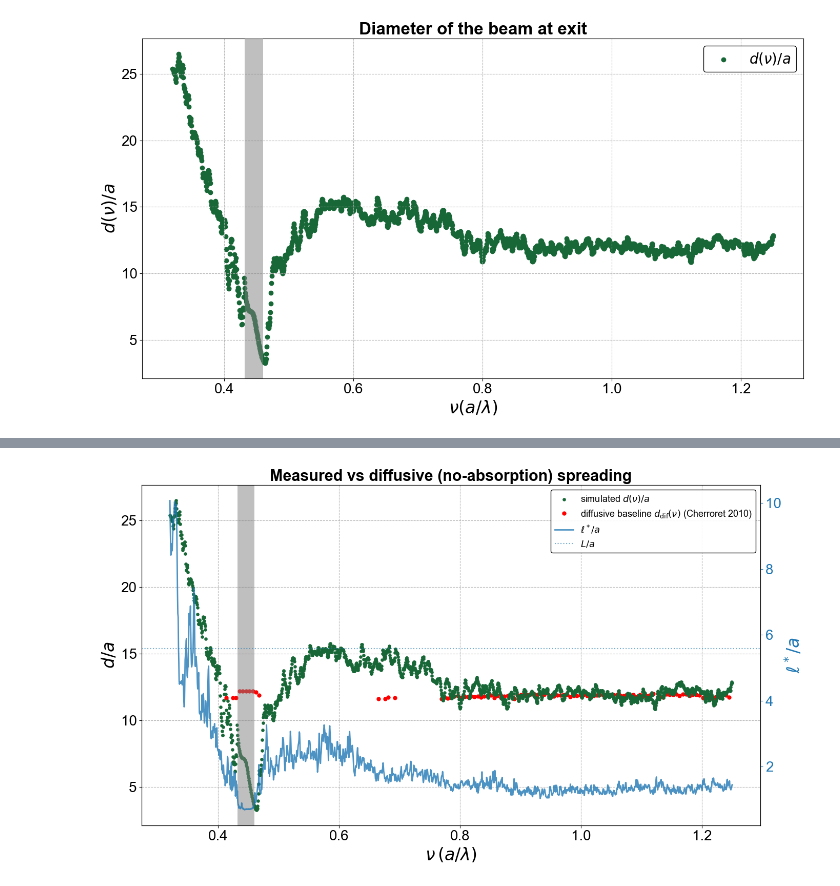
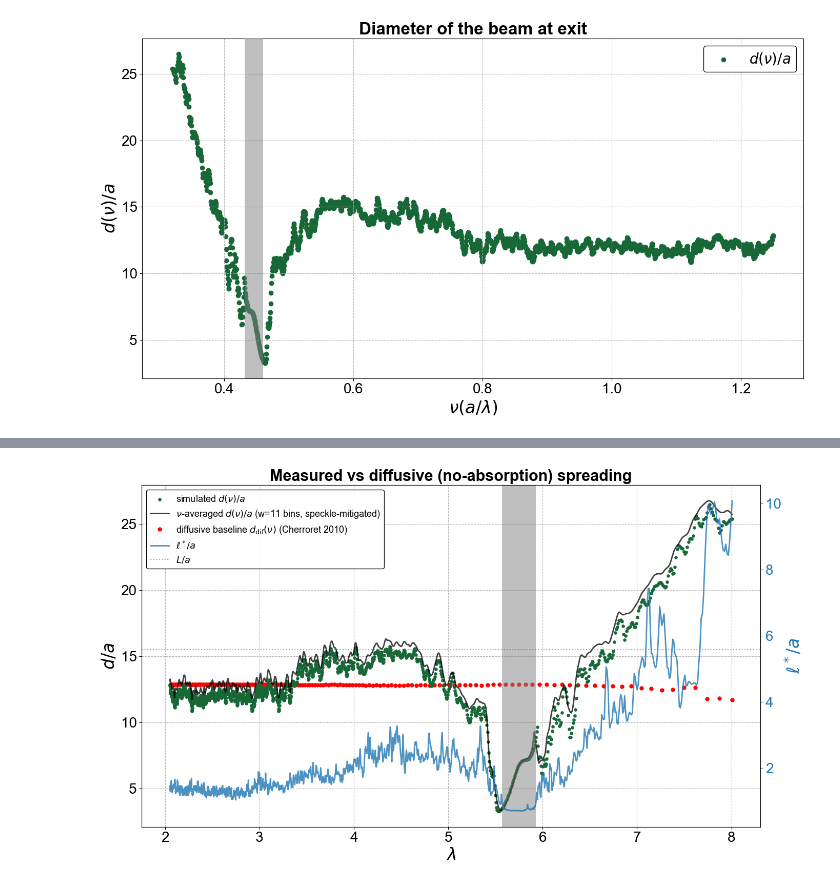
Before and after one commit to fhernandez93/LoadingPermittivityDistToSlabTransmission, a Jupyter notebook: Notebooks/LSU Project/20251001_LSU_Localization_Tests/20260601_Beam_Spreading_freq/20251008_IPR_Calculation.ipynb, the cells around one changed output, grey strips where cells are left out. Cells and saved outputs as stored; diff of their text form; code cells hidden in the pictures.

```diff
--- a/Notebooks/LSU Project/20251001_LSU_Localization_Tests/20260601_Beam_Spreading_freq/20251008_IPR_Calculation.ipynb
+++ b/Notebooks/LSU Project/20251001_LSU_Localization_Tests/20260601_Beam_Spreading_freq/20251008_IPR_Calculation.ipynb
@@ -263,42 +288,63 @@ d_diff[valid] = diffusive_diameter_cw(x_, y_, 15, l_t_sampled[valid], a=a)
 # %%
-# I = (np.abs(data["2.90"]["Ex"])**2 + np.abs(data["2.90"]["Ey"])**2 + np.abs(data["2.90"]["Ez"])**2).squeeze()
-# I = I / np.max(I)
-# d = diameter(I, data["2.90"]["x"], data["2.90"]["y"]) / a
+# Canonical measured d(nu) for the comparison plot (explicit -- the overview
+# plot above recomputes its own copy inside its loop).
+I = (np.abs(data["2.90"]["Ex"])**2 + np.abs(data["2.90"]["Ey"])**2
+     + np.abs(data["2.90"]["Ez"])**2).squeeze()
+I /= I.max()   # raw |E|^2 ~ 1e-29: I**2 inside diameter() would underflow
+               # float32 to 0 -> NaN; normalising is exact (scale-invariant
+               # estimator) and keeps every slice in float32 range
+d = diameter(I, x_, y_) / a
+
+# Speckle mitigation: the PR diameter of a single speckle realisation is biased
+# low by sqrt(<I^2>/<I>^2) vs the ensemble-mean profile (~15% for the
+# 3-component sum). Incoherently averaging I over a small nu window acts as a
+# surrogate ensemble average (w_nu = 11 bins ~ dnu = 0.006, far below any
+# transport scale). Check d_avg is stable when w_nu is doubled.
+w_nu = 11
+I = uniform_filter1d(I, size=w_nu, axis=-1, mode="nearest")
+d_avg = diameter(I, x_, y_) / a
+del I
+# %%
+# Diffusion model is valid only for l* < L (l* > L at low nu -> quasi-ballistic,
+# so the baseline is left undefined there). The tighter l* <= 0.3 L is a CHOSEN
+# tolerance (the paper only requires L >> l*); at the cut L = 3.3 l* and the
+# neglected z0 correction (~ +4 z0/L on sigma^2) is largest.
+valid = np.isfinite(l_t_sampled) & (l_t_sampled > 0) #& (l_t_sampled <= 2*L_slab)
+d_diff = np.full_like(freq_sampled, np.nan, dtype=float)
+d_diff[valid] = diffusive_diameter_cw(x_, y_, 8*L_slab, l_t_sampled[valid], a_norm=a)-55
 # %%
 fig, ax = plt.subplots(figsize=(14, 8), dpi=100)
 
-ax.scatter(freq, d, s=14, zorder=5, label=r"simulated $d(\nu)/a$")
-ax.plot(freq_sampled, (d_diff), "o", ms=5, color='red',
+ax.scatter(a/freq, d, s=14, zorder=5, label=r"simulated $d(\nu)/a$")
+ax.plot(a/freq, d_avg, lw=2, color="k", alpha=0.75, zorder=6,
+        label=rf"$\nu$-averaged $d(\nu)/a$ (w={w_nu} bins, speckle-mitigated)")
+ax.plot(a/freq_sampled, (d_diff), "o", ms=5, color='red',
         label=r"diffusive baseline $d_{\rm dif}(\nu)$ (Cherroret 2010)")
 
 
-ax.axvspan(a/gaps_ff_22_n_2p90[0], a/gaps_ff_22_n_2p90[1], facecolor='gray', alpha=0.5, edgecolor='none', zorder=1000, clip_on=False)
-ax.set_xlabel(r"$\nu\,(a/\lambda)$", fontsize=24, fontweight='bold')
+ax.axvspan(gaps_ff_22_n_2p90[0], gaps_ff_22_n_2p90[1], facecolor='gray', alpha=0.5, edgecolor='none', zorder=1000, clip_on=False)
+ax.set_xlabel(r"$\lambda$", fontsize=24, fontweight='bold')
 ax.set_ylabel(r"$d/a$", fontsize=24, fontweight='bold')
 ax.grid(True, which="both", alpha=0.9, linestyle='--')
 ax.tick_params(axis='both', which='major', labelsize=20)
 ax.set_title("Measured vs diffusive (no-absorption) spreading", fontsize=22, fontweight='bold')
 ax.set_facecolor('white'); fig.patch.set_facecolor('white')
 ax2 = ax.twinx()
-ax2.plot(freq, l_t / a, lw=2, color="tab:blue", alpha=0.8,
+ax2.plot(a/freq, l_t / a, lw=2, color="tab:blue", alpha=0.8,
          label=r"$\ell^*/a$")
 ax2.axhline(L_slab / a, color="tab:blue", ls=":", lw=1.5, alpha=0.6,
             label=r"$L/a$")
 
 ax2.set_ylabel(r"$\ell^*/a$", fontsize=24, fontweight="bold", color="tab:blue")
 ax2.tick_params(axis="y", labelsize=20, colors="tab:blue")
-# ax.set_ylim(bottom=0)
-# ax2.set_ylim(0, 1.1 * max(np.nanmax(l_t / a), L_slab / a))
 
 handles1, labels1 = ax.get_legend_handles_labels()
 handles2, labels2 = ax2.get_legend_handles_labels()
 ax.legend(handles1 + handles2, labels1 + labels2,
           loc='best', fontsize=13, framealpha=0.95, edgecolor='black')
-# plt.xlim(0.39,0.6)
-# plt.ylim(0,18)
 plt.tight_layout()
 plt.show()
 # %% [output]
-[figure, old version]
+[figure, new version]
 # %% [markdown]
 **Reading the plot.**
```
Also changed, not shown: parts of 7 cells of this notebook, 3 other files.
